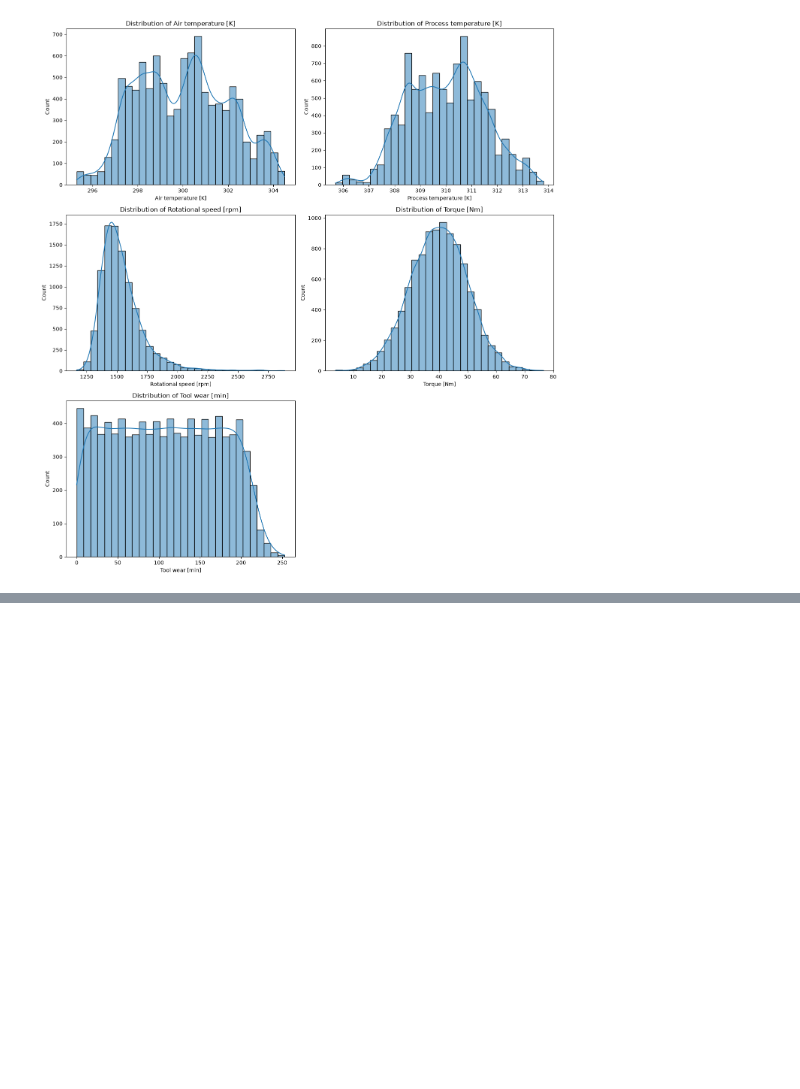
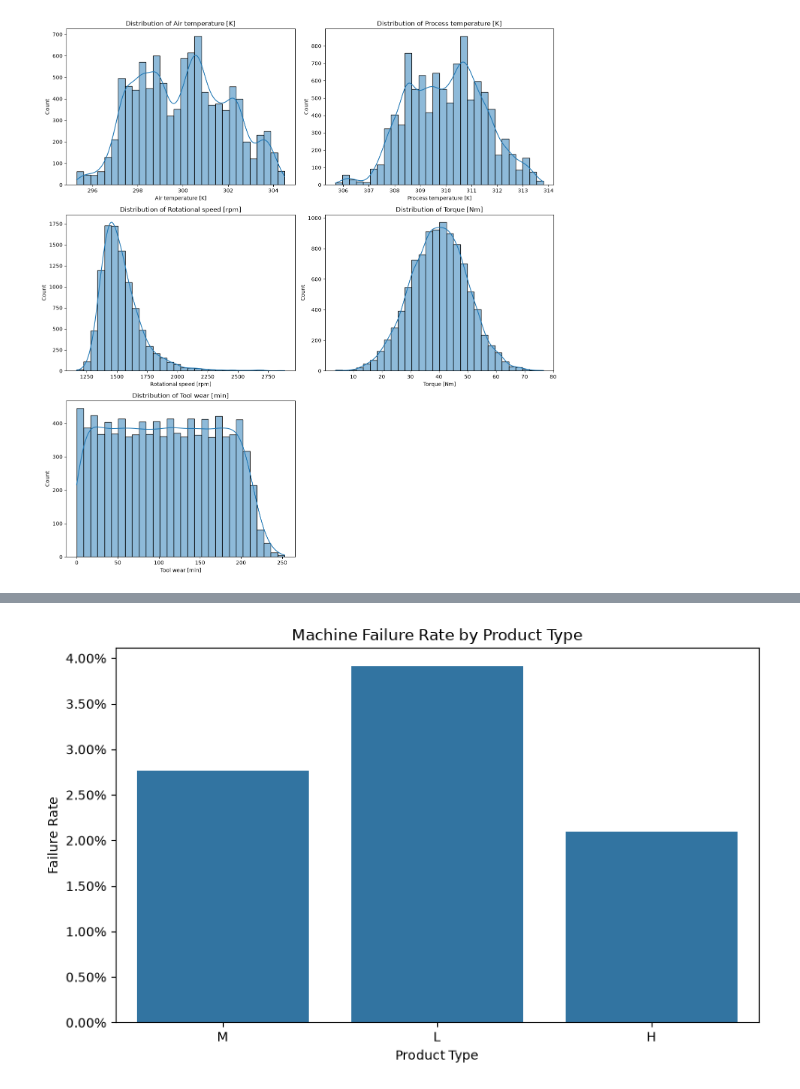
Before and after one commit to FayrouzWaleed/industrial-predictive-maintenance, a Jupyter notebook: notebooks/predictive_maintenance.ipynb, the cells around one changed output, grey strips where cells are left out. Saved outputs shown, nothing was run; the diff lists cells and outputs as text; code cells hidden in the pictures; blank space fills up the shorter version.

```diff
--- a/notebooks/predictive_maintenance.ipynb
+++ b/notebooks/predictive_maintenance.ipynb
@@ -147,0 +252,22 @@ plt.show()
+# %%
+plt.figure(figsize=(8, 5))
+
+sns.barplot(
+    data=df,
+    x="Type",
+    y="Machine failure",
+    errorbar=None
+)
+
+plt.title("Machine Failure Rate by Product Type")
+plt.xlabel("Product Type")
+plt.ylabel("Failure Rate")
+plt.gca().yaxis.set_major_formatter(
+    plt.matplotlib.ticker.PercentFormatter(1)
+)
+
+plt.tight_layout()
+plt.savefig( images_dir / "05_failure_rate_by_product_type.png", dpi=300, bbox_inches="tight" )
+plt.show()
+# %% [output]
+[figure, added]
```
Also changed, not shown: parts of 10 cells of this notebook, 2 other files.
